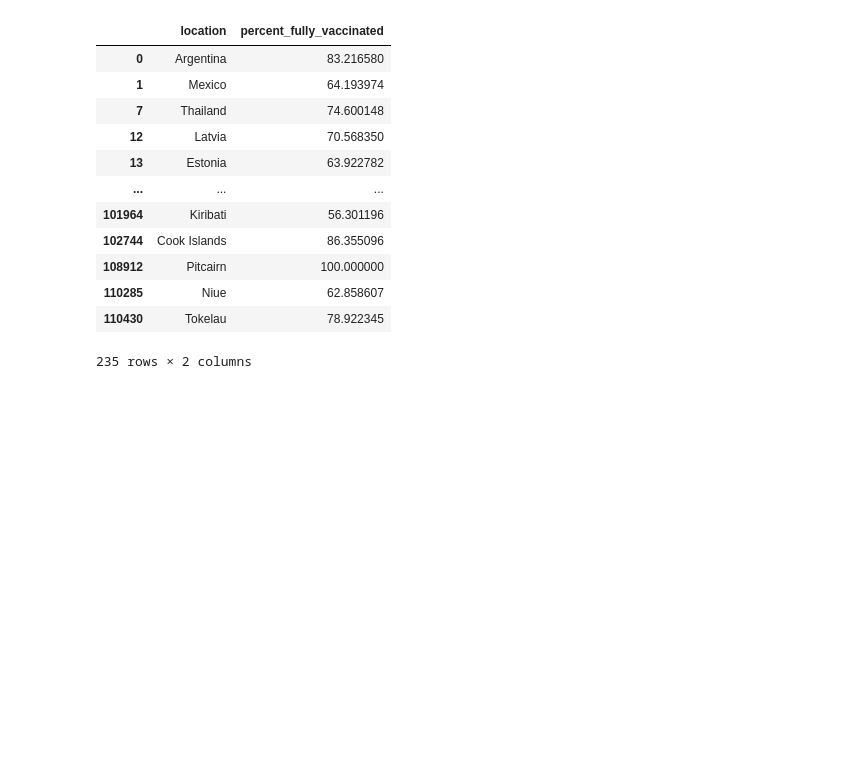
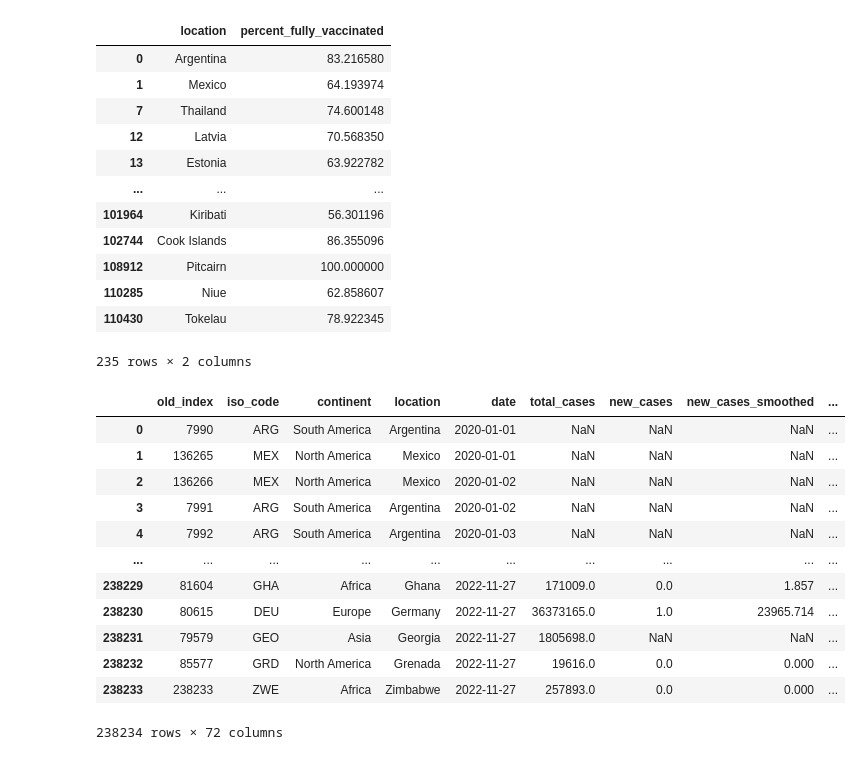
Before and after one commit to botztwo/Machine-Learning-Multiple-Linear-Regression-COVID19, a Jupyter notebook: tuesDraft.ipynb, the cells around one changed output. Saved outputs shown, nothing was run; the diff lists cells and outputs as text; code cells hidden in the pictures; blank space fills up the shorter version.

```diff
--- a/tuesDraft.ipynb
+++ b/tuesDraft.ipynb
@@ -81,5 +81,21 @@ for i in range(len(df['date'])):
 # %%
 df['cont_date'] = cont_data
 # %%
-df.fillna(0, inplace=True)
+#df.fillna(0, inplace=True)
+# df.dropna()
+df
+# %% [output]
+|  | old_index | iso_code | continent | location | date | total_cases | new_cases | new_cases_smoothed | ... |
+| 0 | 7990 | ARG | South America | Argentina | 2020-01-01 | NaN | NaN | NaN | ... |
+| 1 | 136265 | MEX | North America | Mexico | 2020-01-01 | NaN | NaN | NaN | ... |
+| 2 | 136266 | MEX | North America | Mexico | 2020-01-02 | NaN | NaN | NaN | ... |
+| 3 | 7991 | ARG | South America | Argentina | 2020-01-02 | NaN | NaN | NaN | ... |
+| 4 | 7992 | ARG | South America | Argentina | 2020-01-03 | NaN | NaN | NaN | ... |
+| ... | ... | ... | ... | ... | ... | ... | ... | ... | ... |
+| 238229 | 81604 | GHA | Africa | Ghana | 2022-11-27 | 171009.0 | 0.0 | 1.857 | ... |
+| 238230 | 80615 | DEU | Europe | Germany | 2022-11-27 | 36373165.0 | 1.0 | 23965.714 | ... |
+| 238231 | 79579 | GEO | Asia | Georgia | 2022-11-27 | 1805698.0 | NaN | NaN | ... |
+| 238232 | 85577 | GRD | North America | Grenada | 2022-11-27 | 19616.0 | 0.0 | 0.000 | ... |
+| 238233 | 238233 | ZWE | Africa | Zimbabwe | 2022-11-27 | 257893.0 | 0.0 | 0.000 | ... |
+238234 rows × 72 columns
 # %%
```
Also changed, not shown: parts of 10 cells of this notebook.
